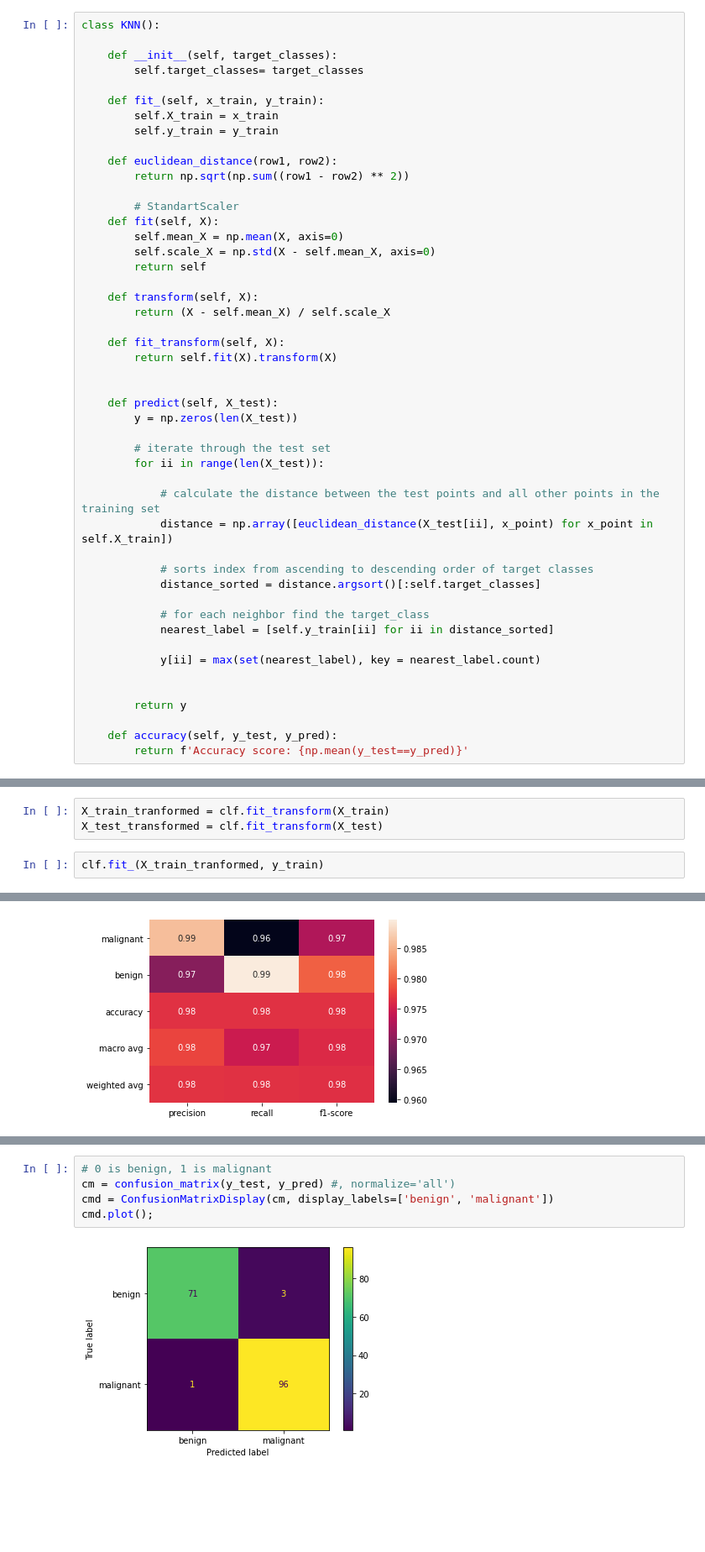
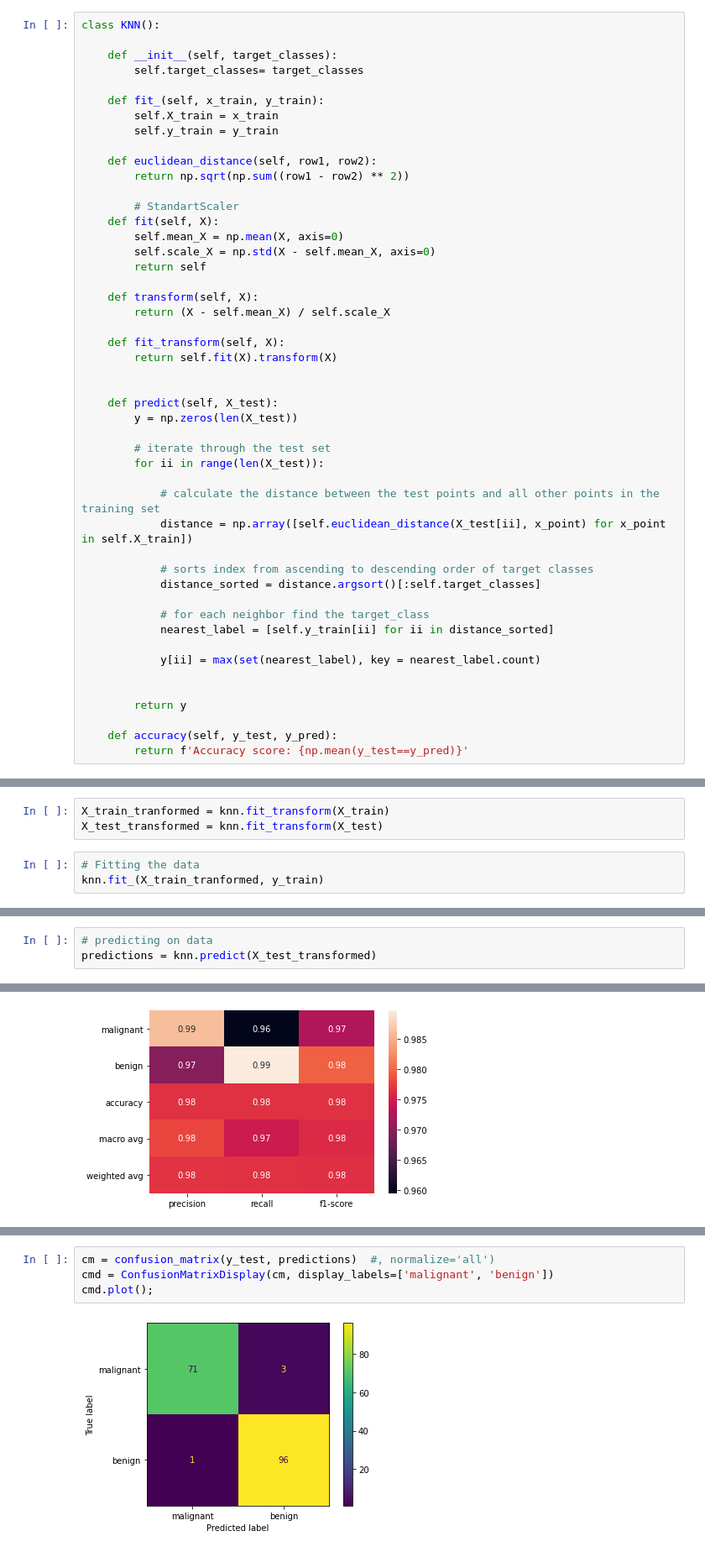
Before and after one commit to Edudeiko/CS-Data-Science-Build-Week-1, a Jupyter notebook: notebook/KNN_step_by_step.ipynb, the cells around one changed output, grey strips where cells are left out. Shown at 84% size. Saved outputs shown, nothing was run; the diff lists cells and outputs as text; blank space fills up the shorter version.

```diff
--- a/notebook/KNN_step_by_step.ipynb
+++ b/notebook/KNN_step_by_step.ipynb
@@ -288,7 +241,7 @@ class KNN():
         self.X_train = x_train
         self.y_train = y_train
 
-    def euclidean_distance(row1, row2):
+    def euclidean_distance(self, row1, row2):
         return np.sqrt(np.sum((row1 - row2) ** 2))
 
         # StandartScaler
@@ -311,7 +264,7 @@ class KNN():
         for ii in range(len(X_test)):
 
             # calculate the distance between the test points and all other points in the training set
-            distance = np.array([euclidean_distance(X_test[ii], x_point) for x_point in self.X_train])
+            distance = np.array([self.euclidean_distance(X_test[ii], x_point) for x_point in self.X_train])
 
             # sorts index from ascending to descending order of target classes
             distance_sorted = distance.argsort()[:self.target_classes]
@@ -339,5 +292,6 @@ clf = KNN(target_classes=2)
 # %%
-X_train_tranformed = clf.fit_transform(X_train)
-X_test_transformed = clf.fit_transform(X_test)
+X_train_tranformed = knn.fit_transform(X_train)
+X_test_transformed = knn.fit_transform(X_test)
 # %%
-clf.fit_(X_train_tranformed, y_train)
+# Fitting the data
+knn.fit_(X_train_tranformed, y_train)
@@ -346 +298,4 @@ predictions = clf.predict(X_test_transformed)
+# %%
+# predicting on data
+predictions = knn.predict(X_test_transformed)
 # %%
@@ -417,9 +339,8 @@ print(confusion_matrix(y_test, y_pred))
 [[71  3]
  [ 1 96]]
 # %%
-# 0 is benign, 1 is malignant
-cm = confusion_matrix(y_test, y_pred) #, normalize='all')
-cmd = ConfusionMatrixDisplay(cm, display_labels=['benign', 'malignant'])
+cm = confusion_matrix(y_test, predictions)  #, normalize='all')
+cmd = ConfusionMatrixDisplay(cm, display_labels=['malignant', 'benign'])
 cmd.plot();
 # %% [output]
-[figure, old version]
+[figure, new version]
```
Also changed, not shown: parts of 18 cells of this notebook, 1 other file.
